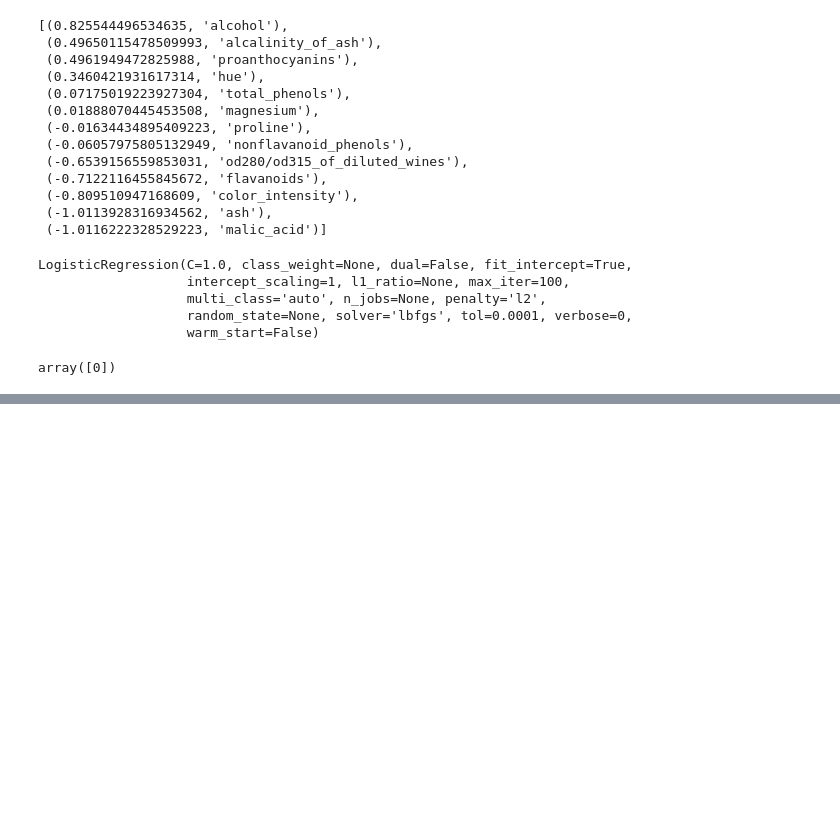
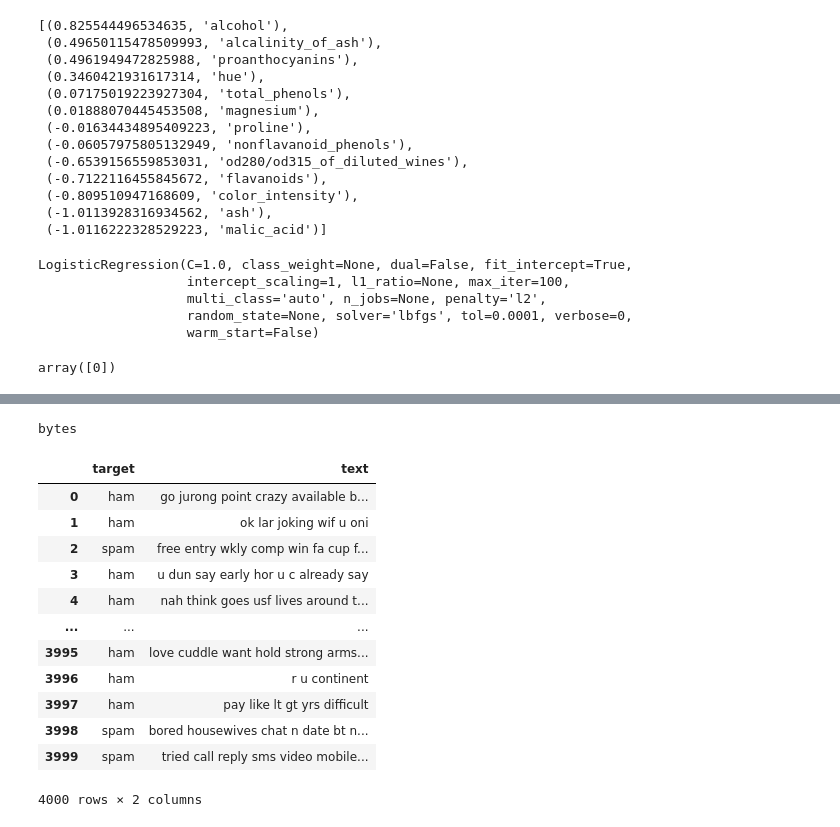
Before and after one commit to railrun98/gfh, a Jupyter notebook: LogLoss.ipynb, the cells around one changed output, grey strips where cells are left out. Saved outputs shown, nothing was run; the diff lists cells and outputs as text; code cells hidden in the pictures; blank space fills up the shorter version.

```diff
--- a/LogLoss.ipynb
+++ b/LogLoss.ipynb
@@ -201,0 +211,26 @@ array([0])
+# %%
+type(uploder['SMSSpamCollection'])
+# %% [output]
+bytes
+# %%
+d = pd.read_csv('SMSSpamCollection', sep='\t',names=['target','text'], header=None)
+# %%
+train_d=d[:4000]
+test_d=d[4001:]
+test_d.index=[i for i in range(1571)]
+# %%
+train_d
+# %% [output]
+|  | target | text |
+| 0 | ham | go jurong point crazy available b... |
+| 1 | ham | ok lar joking wif u oni |
+| 2 | spam | free entry wkly comp win fa cup f... |
+| 3 | ham | u dun say early hor u c already say |
+| 4 | ham | nah think goes usf lives around t... |
+| ... | ... | ... |
+| 3995 | ham | love cuddle want hold strong arms... |
+| 3996 | ham | r u continent |
+| 3997 | ham | pay like lt gt yrs difficult |
+| 3998 | spam | bored housewives chat n date bt n... |
+| 3999 | spam | tried call reply sms video mobile... |
+4000 rows × 2 columns
```
Also changed, not shown: parts of 6 cells of this notebook.
